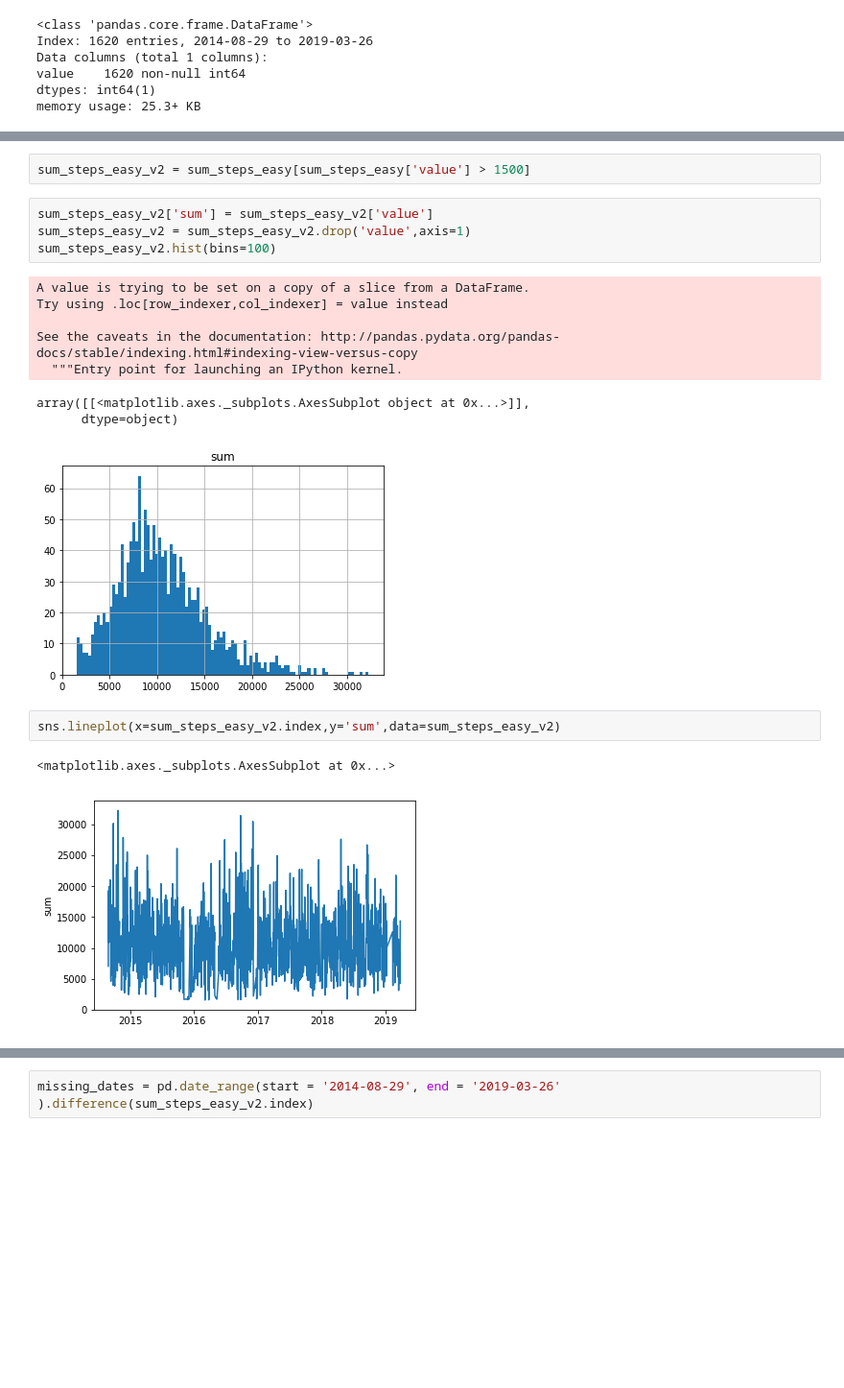
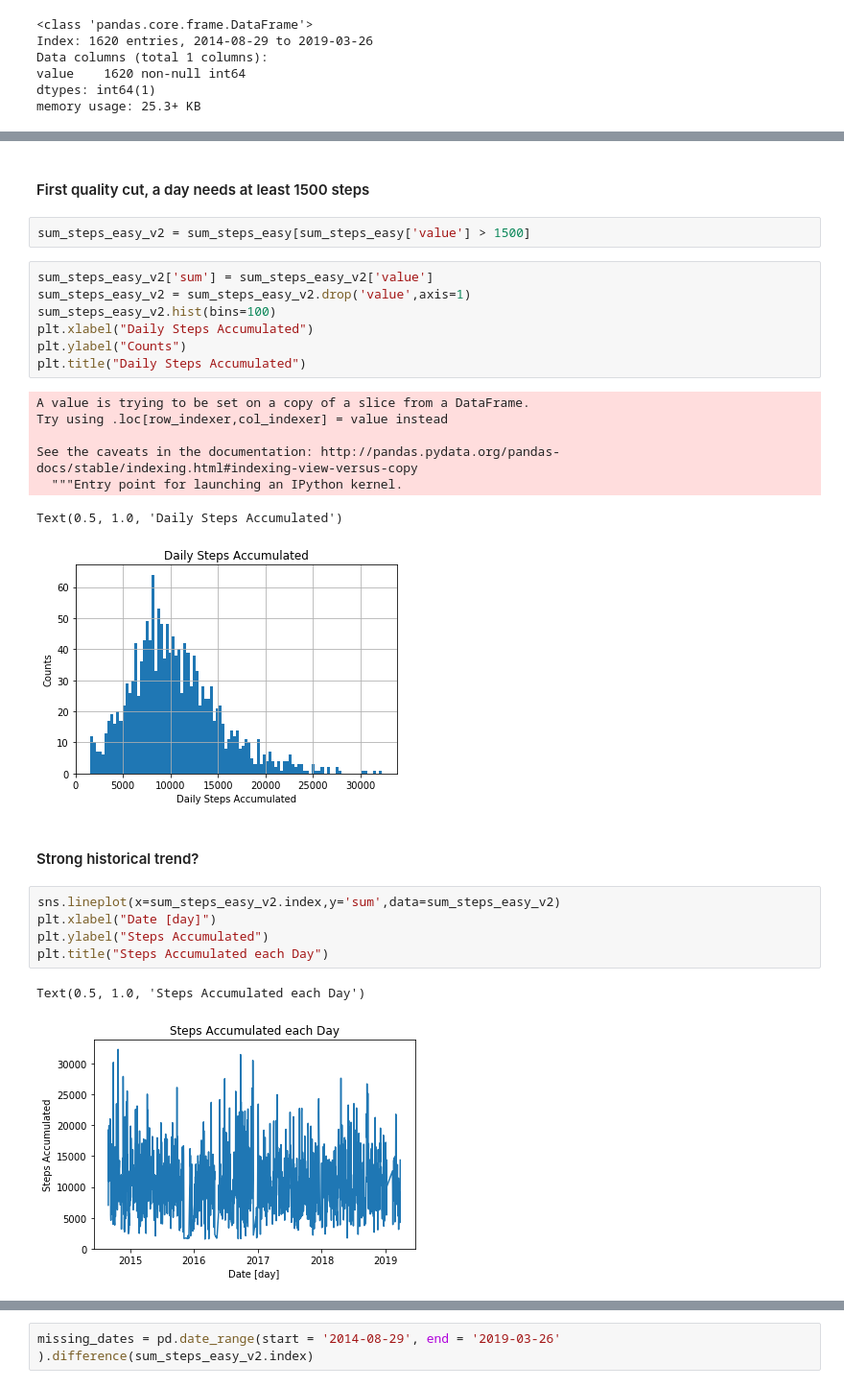
Before and after one commit to chmartin/FitBit-Analysis, a Jupyter notebook: nn_weekend_classif_present.ipynb, the cells around one changed output, grey strips where cells are left out. Shown at 96% size. Cells and saved outputs as stored; diff of their text form; blank space fills up the shorter version.

```diff
--- a/nn_weekend_classif_present.ipynb
+++ b/nn_weekend_classif_present.ipynb
@@ -82,20 +137,29 @@ array([[<matplotlib.axes._subplots.AxesSubplot object at 0x...>]],
+# %% [markdown]
+#### First quality cut, a day needs at least 1500 steps
 # %%
 sum_steps_easy_v2 = sum_steps_easy[sum_steps_easy['value'] > 1500]
 # %%
 sum_steps_easy_v2['sum'] = sum_steps_easy_v2['value']
 sum_steps_easy_v2 = sum_steps_easy_v2.drop('value',axis=1)
 sum_steps_easy_v2.hist(bins=100)
+plt.xlabel("Daily Steps Accumulated")
+plt.ylabel("Counts")
+plt.title("Daily Steps Accumulated")
 # %% [output]
 A value is trying to be set on a copy of a slice from a DataFrame.
 Try using .loc[row_indexer,col_indexer] = value instead
 
 See the caveats in the documentation: http://pandas.pydata.org/pandas-docs/stable/indexing.html#indexing-view-versus-copy
   """Entry point for launching an IPython kernel.
-array([[<matplotlib.axes._subplots.AxesSubplot object at 0x...>]],
-      dtype=object)
+Text(0.5, 1.0, 'Daily Steps Accumulated')
-[figure, old version]
+[figure, new version]
+# %% [markdown]
+#### Strong historical trend?
 # %%
 sns.lineplot(x=sum_steps_easy_v2.index,y='sum',data=sum_steps_easy_v2)
+plt.xlabel("Date [day]")
+plt.ylabel("Steps Accumulated")
+plt.title("Steps Accumulated each Day")
 # %% [output]
-<matplotlib.axes._subplots.AxesSubplot at 0x...>
+Text(0.5, 1.0, 'Steps Accumulated each Day')
-[figure, old version]
+[figure, new version]
```
Also changed, not shown: parts of 84 cells of this notebook.
